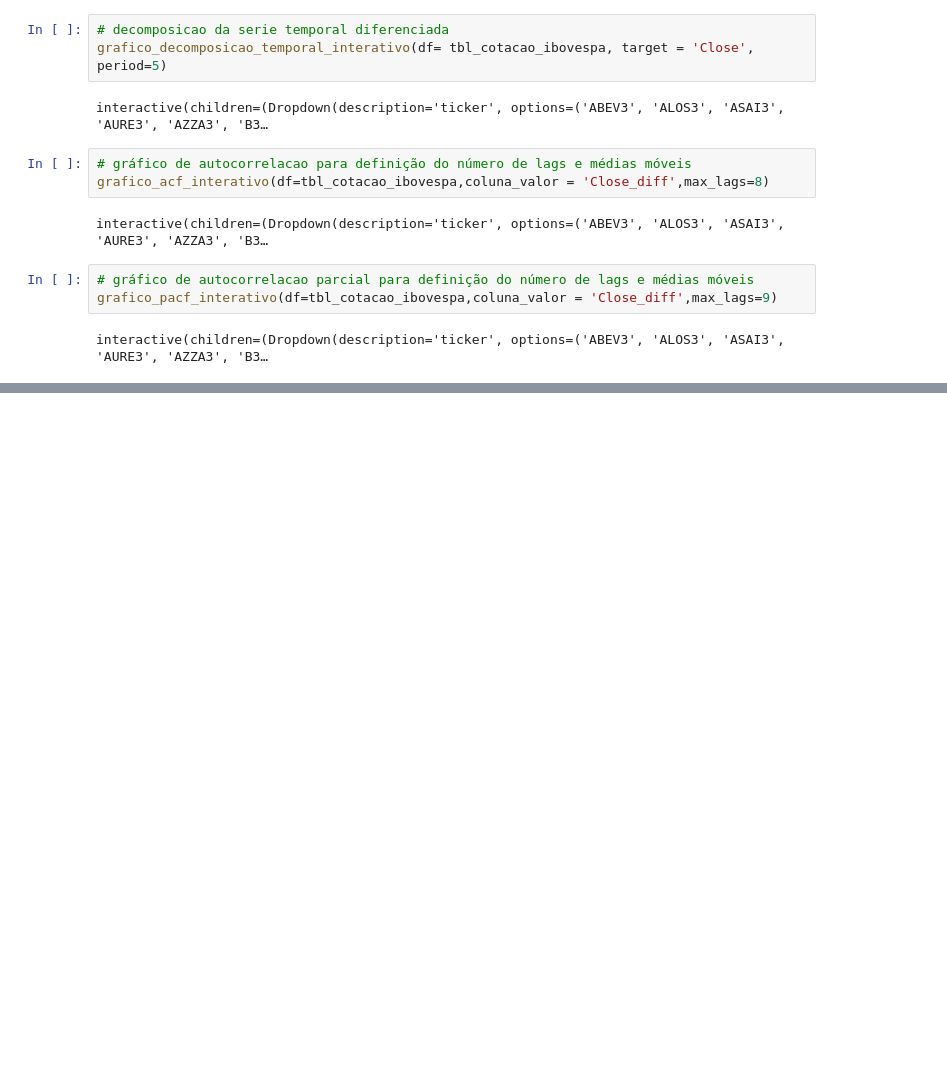
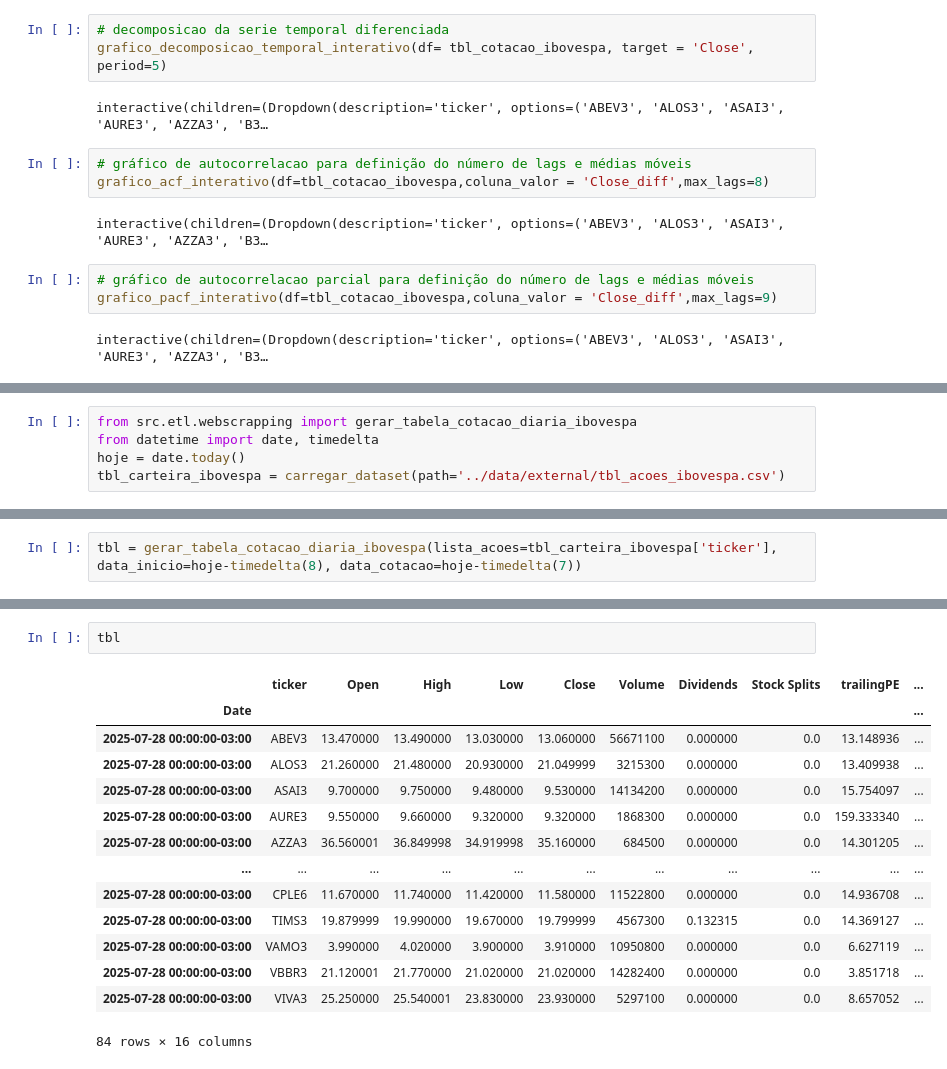
Before and after one commit to ederray/etl-aws, a Jupyter notebook: notebooks/eda.ipynb, the cells around one changed output, grey strips where cells are left out. Drawn from its saved outputs; the diff is of its cells as text; blank space fills up the shorter version.

```diff
--- a/notebooks/eda.ipynb
+++ b/notebooks/eda.ipynb
@@ -323,0 +434,5 @@ tbl_cotacao_ibovespa.to_csv('../data/processed/tbl_cotacao_ibovespa_processed.cs
+# %%
+from src.etl.webscrapping import gerar_tabela_cotacao_diaria_ibovespa
+from datetime import date, timedelta
+hoje = date.today()
+tbl_carteira_ibovespa = carregar_dataset(path='../data/external/tbl_acoes_ibovespa.csv')
@@ -323,0 +441,2 @@ tbl_cotacao_ibovespa.to_csv('../data/processed/tbl_cotacao_ibovespa_processed.cs
+# %%
+tbl = gerar_tabela_cotacao_diaria_ibovespa(lista_acoes=tbl_carteira_ibovespa['ticker'], data_inicio=hoje-timedelta(8), data_cotacao=hoje-timedelta(7))
@@ -323,0 +461,17 @@ tbl_cotacao_ibovespa.to_csv('../data/processed/tbl_cotacao_ibovespa_processed.cs
+# %%
+tbl
+# %% [output]
+|  | ticker | Open | High | Low | Close | Volume | Dividends | Stock Splits | trailingPE | ... |
+| Date |  |  |  |  |  |  |  |  |  | ... |
+| 2025-07-28 00:00:00-03:00 | ABEV3 | 13.470000 | 13.490000 | 13.030000 | 13.060000 | 56671100 | 0.000000 | 0.0 | 13.148936 | ... |
+| 2025-07-28 00:00:00-03:00 | ALOS3 | 21.260000 | 21.480000 | 20.930000 | 21.049999 | 3215300 | 0.000000 | 0.0 | 13.409938 | ... |
+| 2025-07-28 00:00:00-03:00 | ASAI3 | 9.700000 | 9.750000 | 9.480000 | 9.530000 | 14134200 | 0.000000 | 0.0 | 15.754097 | ... |
+| 2025-07-28 00:00:00-03:00 | AURE3 | 9.550000 | 9.660000 | 9.320000 | 9.320000 | 1868300 | 0.000000 | 0.0 | 159.333340 | ... |
+| 2025-07-28 00:00:00-03:00 | AZZA3 | 36.560001 | 36.849998 | 34.919998 | 35.160000 | 684500 | 0.000000 | 0.0 | 14.301205 | ... |
+| ... | ... | ... | ... | ... | ... | ... | ... | ... | ... | ... |
+| 2025-07-28 00:00:00-03:00 | CPLE6 | 11.670000 | 11.740000 | 11.420000 | 11.580000 | 11522800 | 0.000000 | 0.0 | 14.936708 | ... |
+| 2025-07-28 00:00:00-03:00 | TIMS3 | 19.879999 | 19.990000 | 19.670000 | 19.799999 | 4567300 | 0.132315 | 0.0 | 14.369127 | ... |
+| 2025-07-28 00:00:00-03:00 | VAMO3 | 3.990000 | 4.020000 | 3.900000 | 3.910000 | 10950800 | 0.000000 | 0.0 | 6.627119 | ... |
+| 2025-07-28 00:00:00-03:00 | VBBR3 | 21.120001 | 21.770000 | 21.020000 | 21.020000 | 14282400 | 0.000000 | 0.0 | 3.851718 | ... |
+| 2025-07-28 00:00:00-03:00 | VIVA3 | 25.250000 | 25.540001 | 23.830000 | 23.930000 | 5297100 | 0.000000 | 0.0 | 8.657052 | ... |
+84 rows × 16 columns
```
Also changed, not shown: parts of 31 cells of this notebook, 35 other files.
